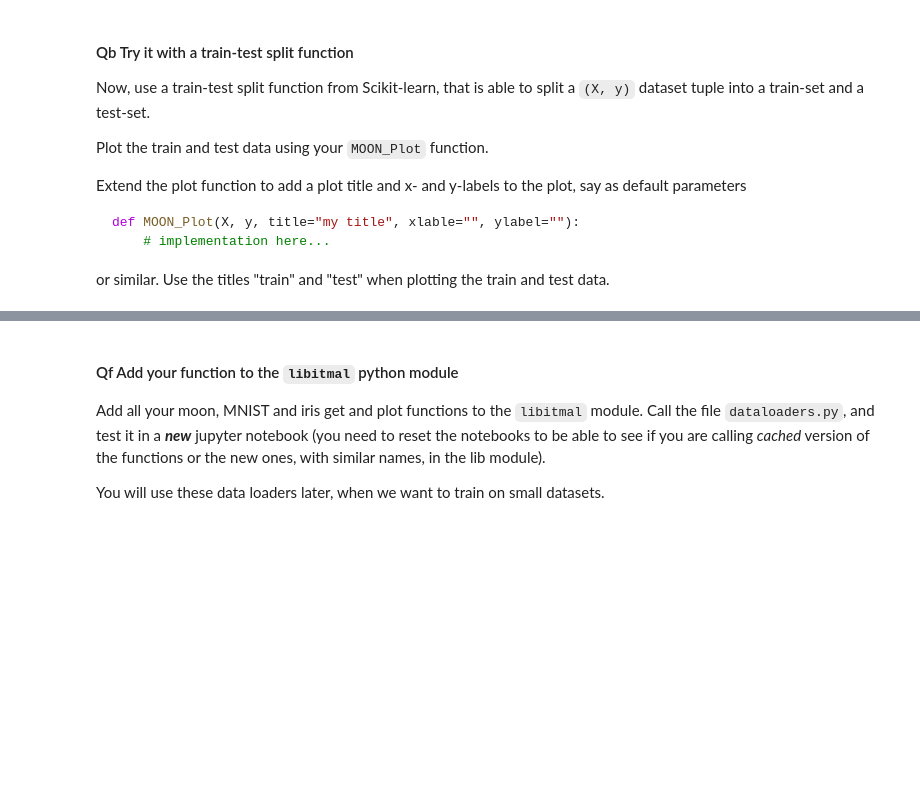
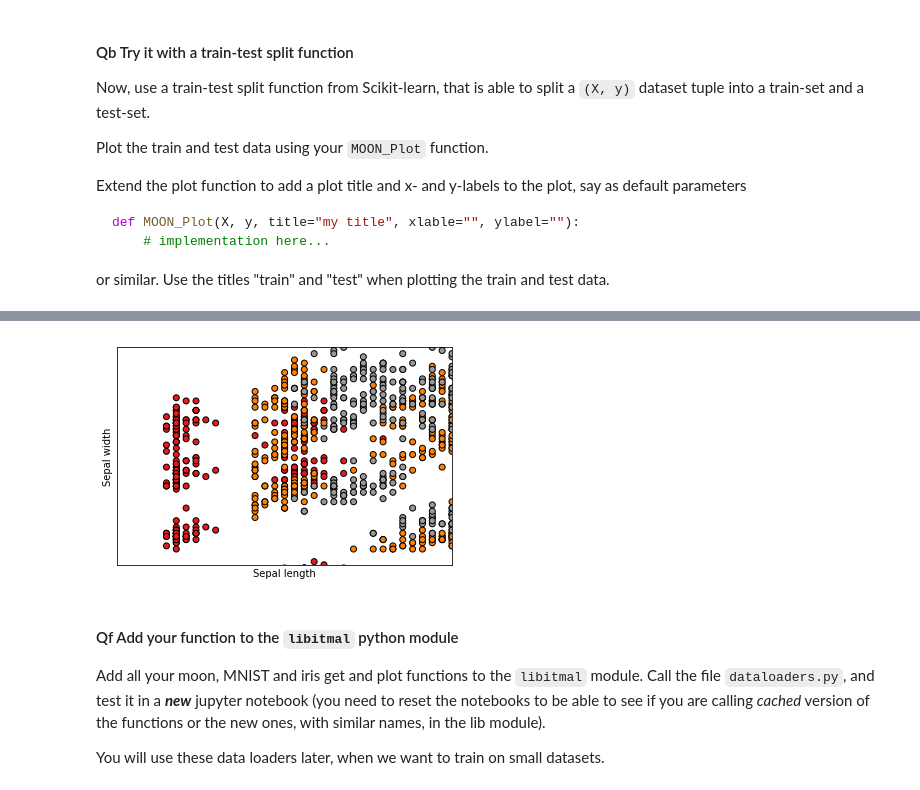
Before and after one commit to 2takker/ITMAL-gr46, a Jupyter notebook: L03/dataset.ipynb, the cells around one changed output, grey strips where cells are left out. Drawn from its saved outputs; the diff is of its cells as text; code cells hidden in the pictures; blank space fills up the shorter version.

```diff
--- a/L03/dataset.ipynb
+++ b/L03/dataset.ipynb
@@ -172,3 +206,39 @@ Create a plot function that takes just two feature dimensions and plots them in
+# %%
+def IRIS_Plot_2D(col1,col2):
+    x_min, x_max = col1.min() - .5, col1.max() + .5
+    y_min, y_max = col2.min() - .5, col2.max() + .5
+
+    plt.scatter(col1, col2, c=y, cmap=plt.cm.Set1,edgecolor='k')
+    plt.xlabel('Sepal length')
+    plt.ylabel('Sepal width')
+
+    plt.xlim(x_min, x_max)
+    plt.ylim(y_min, y_max)
+    plt.xticks(())
+    plt.yticks(())
+
+feature1 = X[:,0]
+feature2 = X[:,1]
+feature3 = X[:,2]
+feature4 = X[:,3]
+
+IRIS_Plot_2D(feature1,feature2)
+IRIS_Plot_2D(feature1,feature3)
+IRIS_Plot_2D(feature1,feature4)
+
+IRIS_Plot_2D(feature2,feature1)
+IRIS_Plot_2D(feature2,feature3)
+IRIS_Plot_2D(feature2,feature4)
+
+IRIS_Plot_2D(feature3,feature1)
+IRIS_Plot_2D(feature3,feature2)
+IRIS_Plot_2D(feature3,feature4)
+
+IRIS_Plot_2D(feature4,feature1)
+IRIS_Plot_2D(feature4,feature2)
+IRIS_Plot_2D(feature4,feature3)
+# %% [output]
+[figure, added]
 # %% [markdown]
 #### Qf Add your function to the `libitmal` python module
 
```
Also changed, not shown: parts of 6 cells of this notebook, 1 other file.
